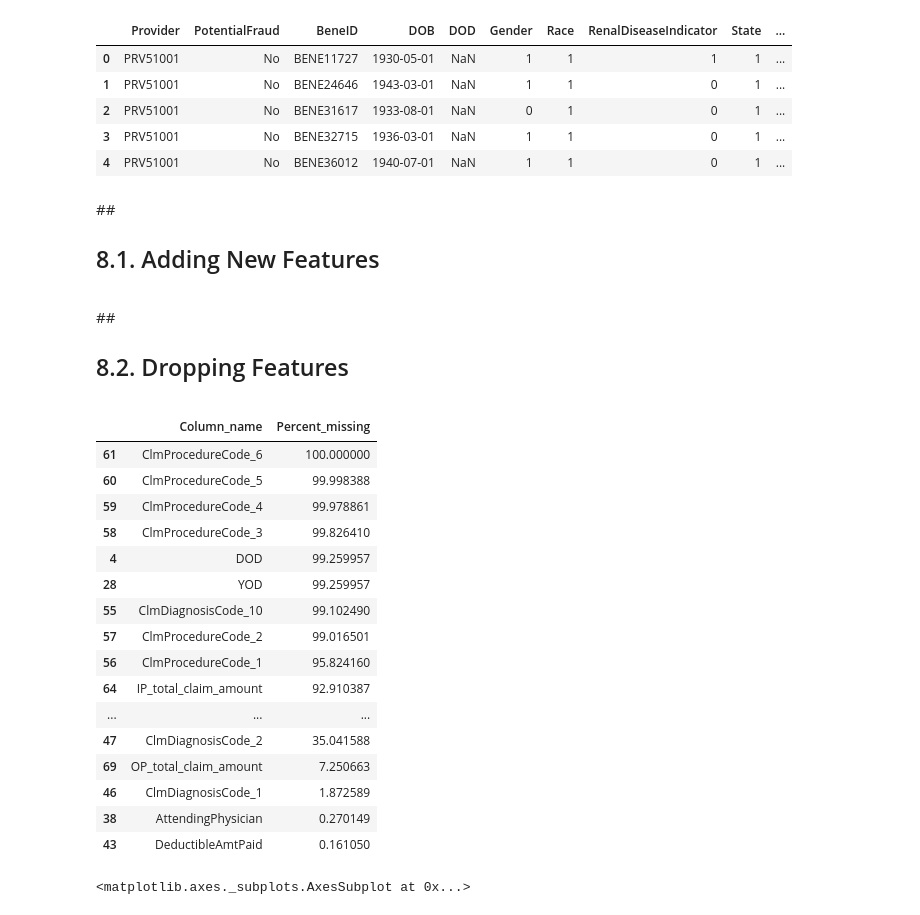
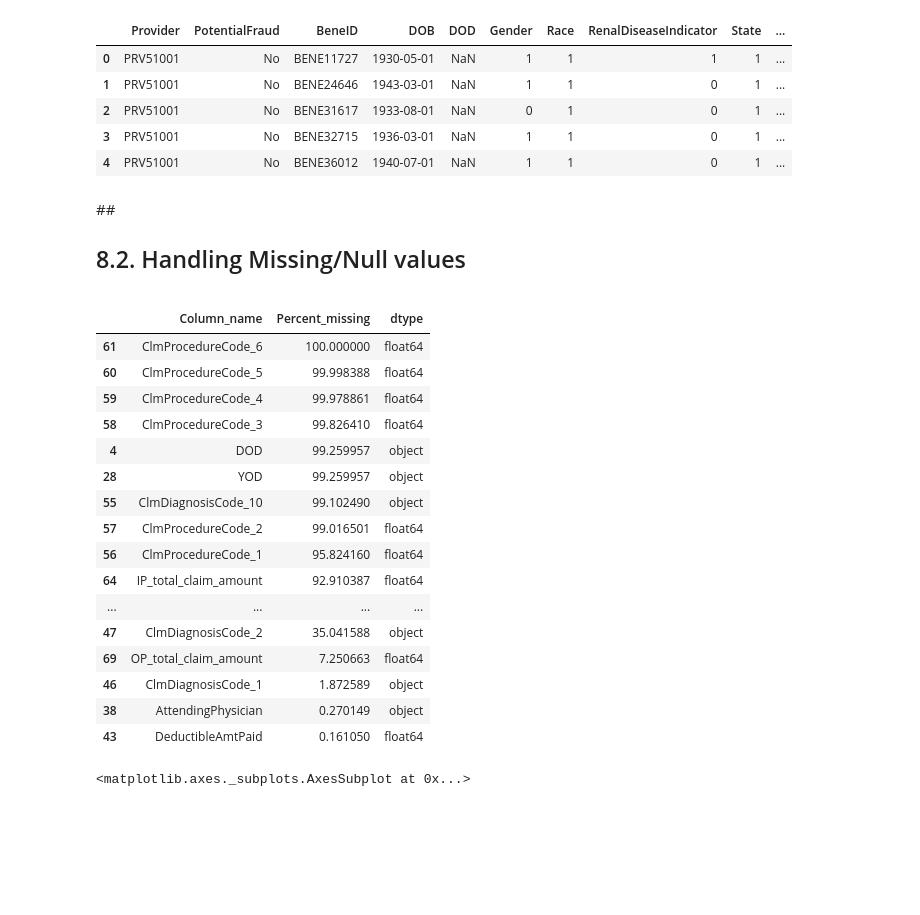
Before and after one commit to NaveenVuppula/Healthcare-Provider-Fraud-Detection-Analysis, a Jupyter notebook: Healthcare_Provider_Fraud_Detection_Analysis.ipynb, the cells around one changed output. Drawn from its saved outputs; the diff is of its cells as text; code cells hidden in the pictures; blank space fills up the shorter version.

```diff
--- a/Healthcare_Provider_Fraud_Detection_Analysis.ipynb
+++ b/Healthcare_Provider_Fraud_Detection_Analysis.ipynb
@@ -1065,8 +1056,8 @@ df_train['Gender'] = df_train['Gender'].apply(lambda x: 0 if x==2 else x)
 df_test['Gender'] = df_test['Gender'].apply(lambda x: 0 if x==2 else x)
 
 #Modify RenalDiseaseIndicator: Y->1 (Yes), 0->0 (No)
-df_train['RenalDiseaseIndicator'] = df_train['RenalDiseaseIndicator'].apply(lambda x: 1 if x=='Y' else x)
-df_test['RenalDiseaseIndicator'] = df_test['RenalDiseaseIndicator'].apply(lambda x: 1 if x=='Y' else x)
+df_train['RenalDiseaseIndicator'] = df_train['RenalDiseaseIndicator'].apply(lambda x: 1 if x=='Y' else 0)
+df_test['RenalDiseaseIndicator'] = df_test['RenalDiseaseIndicator'].apply(lambda x: 1 if x=='Y' else 0)
 
 #Modify ChronicCond_*: 1->1 (Yes), 2->0 (No)
 df_train['ChronicCond_Alzheimer'] = df_train['ChronicCond_Alzheimer'].apply(lambda x: 0 if x==2 else x)
@@ -1101,5 +1092,3 @@ df_train.head()
 | 2 | PRV51001 | No | BENE31617 | 1933-08-01 | NaN | 0 | 1 | 0 | 1 | ... |
 | 3 | PRV51001 | No | BENE32715 | 1936-03-01 | NaN | 1 | 1 | 0 | 1 | ... |
 | 4 | PRV51001 | No | BENE36012 | 1940-07-01 | NaN | 1 | 1 | 0 | 1 | ... |
-# %% [markdown]
-##<h2>8.1. Adding New Features
@@ -1108,31 +1095,32 @@ df_train.head()
 # %% [markdown]
-##<h2>8.2. Dropping Features
+##<h2>8.2. Handling Missing/Null values
 # %%
-#Fidn Missing/NaN values and the percentage of missing values in the entire data.
+#Find Missing/NaN values and the percentage of missing values in the entire data.
 percent_missing = (df_train.isnull().sum() * 100)/ len(df_train)
 missing_value_df = pd.DataFrame({'Column_name': df_train.columns,
-                                 'Percent_missing': list(percent_missing)})
+                                 'Percent_missing': list(percent_missing),
+                                 'dtype': list(df_train.dtypes)})
 
 missing_value_df.sort_values('Percent_missing', ascending=False, inplace=True)
 missing_value_df[missing_value_df["Percent_missing"] > 0]
 # %% [output]
-|  | Column_name | Percent_missing |
-| 61 | ClmProcedureCode_6 | 100.000000 |
-| 60 | ClmProcedureCode_5 | 99.998388 |
-| 59 | ClmProcedureCode_4 | 99.978861 |
-| 58 | ClmProcedureCode_3 | 99.826410 |
-| 4 | DOD | 99.259957 |
-| 28 | YOD | 99.259957 |
-| 55 | ClmDiagnosisCode_10 | 99.102490 |
-| 57 | ClmProcedureCode_2 | 99.016501 |
-| 56 | ClmProcedureCode_1 | 95.824160 |
-| 64 | IP_total_claim_amount | 92.910387 |
-| ... | ... | ... |
-| 47 | ClmDiagnosisCode_2 | 35.041588 |
-| 69 | OP_total_claim_amount | 7.250663 |
-| 46 | ClmDiagnosisCode_1 | 1.872589 |
-| 38 | AttendingPhysician | 0.270149 |
-| 43 | DeductibleAmtPaid | 0.161050 |
+|  | Column_name | Percent_missing | dtype |
+| 61 | ClmProcedureCode_6 | 100.000000 | float64 |
+| 60 | ClmProcedureCode_5 | 99.998388 | float64 |
+| 59 | ClmProcedureCode_4 | 99.978861 | float64 |
+| 58 | ClmProcedureCode_3 | 99.826410 | float64 |
+| 4 | DOD | 99.259957 | object |
+| 28 | YOD | 99.259957 | object |
+| 55 | ClmDiagnosisCode_10 | 99.102490 | object |
+| 57 | ClmProcedureCode_2 | 99.016501 | float64 |
+| 56 | ClmProcedureCode_1 | 95.824160 | float64 |
+| 64 | IP_total_claim_amount | 92.910387 | float64 |
+| ... | ... | ... | ... |
+| 47 | ClmDiagnosisCode_2 | 35.041588 | object |
+| 69 | OP_total_claim_amount | 7.250663 | float64 |
+| 46 | ClmDiagnosisCode_1 | 1.872589 | object |
+| 38 | AttendingPhysician | 0.270149 | object |
+| 43 | DeductibleAmtPaid | 0.161050 | float64 |
 # %%
 # Gives a bar chart of the missing values
 msno.bar(df_train)
```
Also changed, not shown: parts of 30 cells of this notebook.
